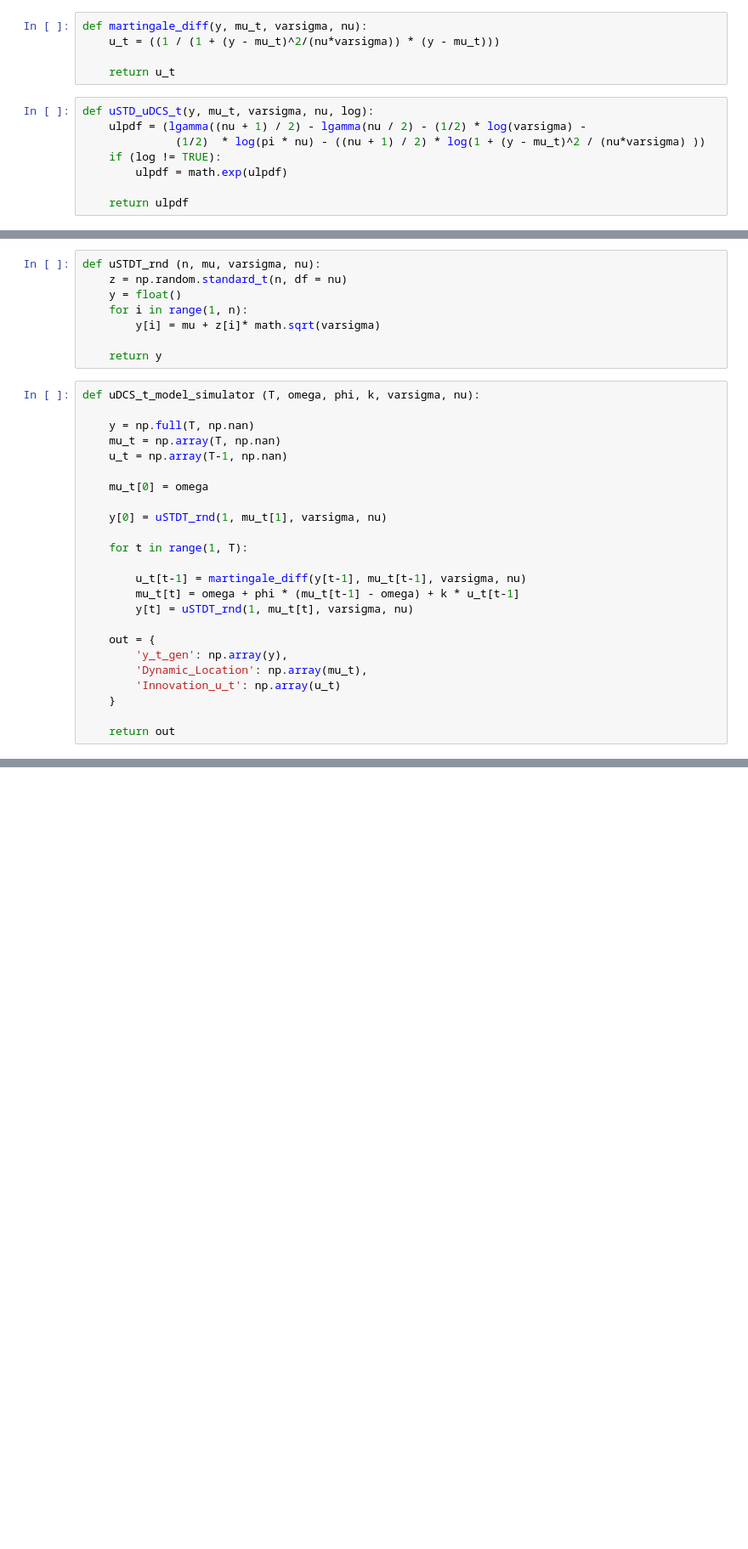
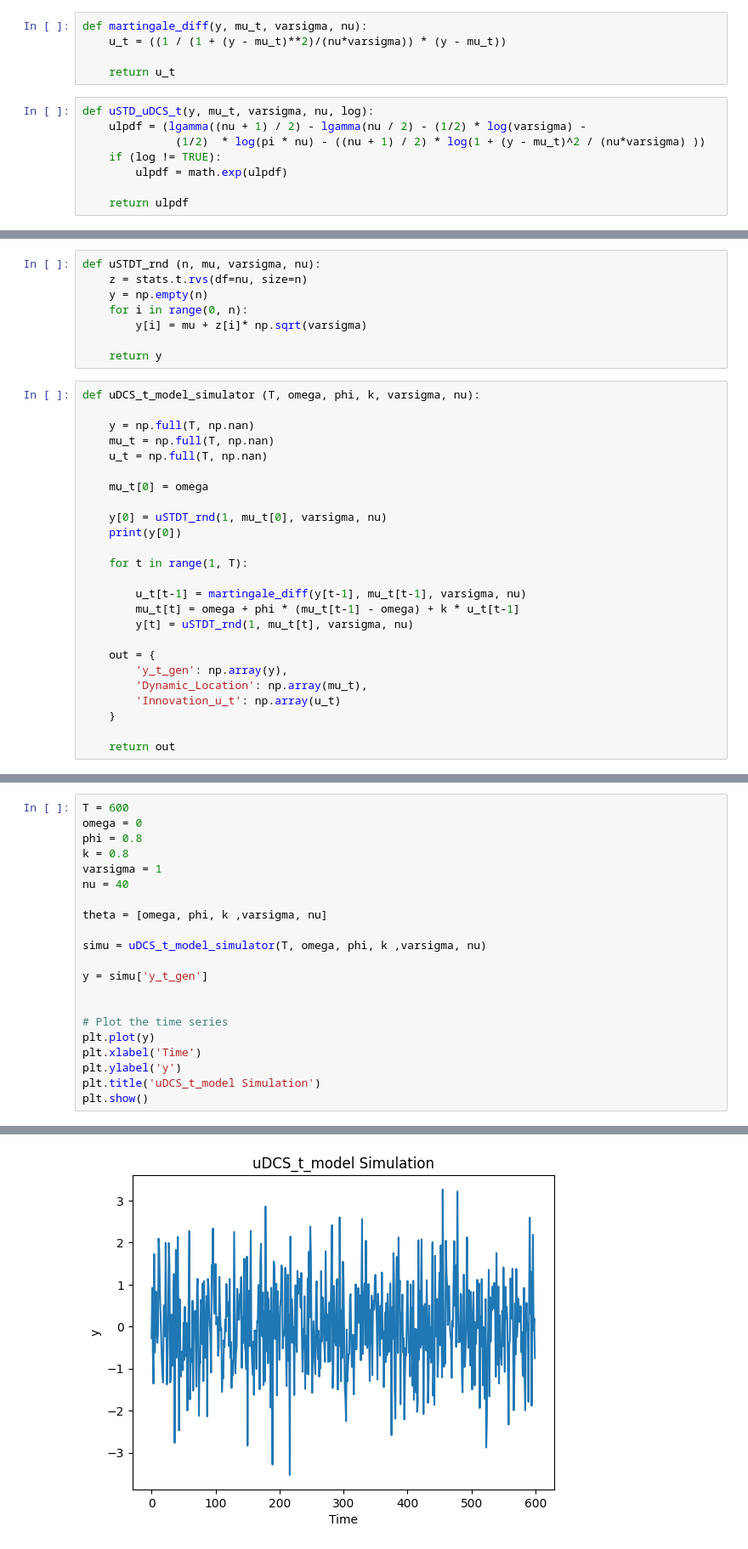
Before and after one commit to alberello00/Advanced-time-series, a Jupyter notebook: R files for score-driven simulation and estimation-20230530/py_functions_DCS.ipynb, the cells around one changed output, grey strips where cells are left out. Shown at 85% size. Drawn from its saved outputs; the diff is of its cells as text; blank space fills up the shorter version.

```diff
--- a/R files for score-driven simulation and estimation-20230530/py_functions_DCS.ipynb
+++ b/R files for score-driven simulation and estimation-20230530/py_functions_DCS.ipynb
@@ -6,6 +11,6 @@ import numpy as np
 # %%
 def martingale_diff(y, mu_t, varsigma, nu):
-    u_t = ((1 / (1 + (y - mu_t)^2/(nu*varsigma)) * (y - mu_t)))
+    u_t = ((1 / (1 + (y - mu_t)**2)/(nu*varsigma)) * (y - mu_t))
 
     return u_t
 # %%
@@ -57,22 +62,23 @@ def uDCS_t_model_filter (y, theta):
     return out
 # %%
 def uSTDT_rnd (n, mu, varsigma, nu):
-    z = np.random.standard_t(n, df = nu)
-    y = float()
-    for i in range(1, n):
-        y[i] = mu + z[i]* math.sqrt(varsigma)
+    z = stats.t.rvs(df=nu, size=n)
+    y = np.empty(n)
+    for i in range(0, n):
+        y[i] = mu + z[i]* np.sqrt(varsigma)
 
     return y
 # %%
 def uDCS_t_model_simulator (T, omega, phi, k, varsigma, nu):
 
     y = np.full(T, np.nan)
-    mu_t = np.array(T, np.nan)
-    u_t = np.array(T-1, np.nan)
+    mu_t = np.full(T, np.nan)
+    u_t = np.full(T, np.nan)
 
     mu_t[0] = omega
 
-    y[0] = uSTDT_rnd(1, mu_t[1], varsigma, nu)
+    y[0] = uSTDT_rnd(1, mu_t[0], varsigma, nu)
+    print(y[0])
 
     for t in range(1, T):
 
@@ -105,0 +142,22 @@ def uDCS_t_model_estimator (data, param):
+# %%
+T = 600
+omega = 0
+phi = 0.8
+k = 0.8
+varsigma = 1
+nu = 40
+
+theta = [omega, phi, k ,varsigma, nu]
+
+simu = uDCS_t_model_simulator(T, omega, phi, k ,varsigma, nu)
+
+y = simu['y_t_gen']
+
+
+# Plot the time series
+plt.plot(y)
+plt.xlabel('Time')
+plt.ylabel('y')
+plt.title('uDCS_t_model Simulation')
+plt.show()
+# %% [output]
@@ -105,0 +165 @@ def uDCS_t_model_estimator (data, param):
+[figure, added]
```
Also changed, not shown: parts of 6 cells of this notebook.
